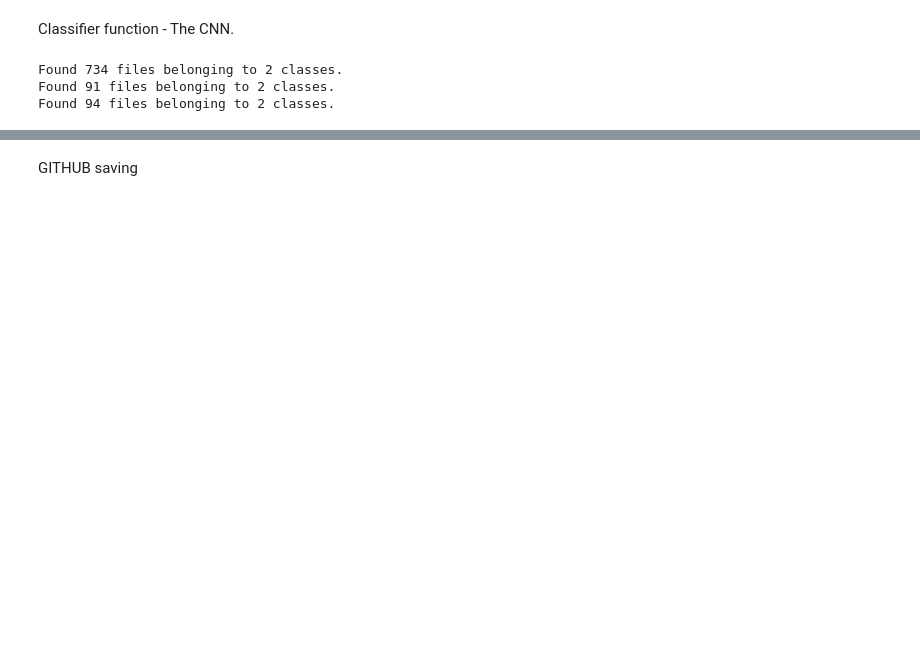
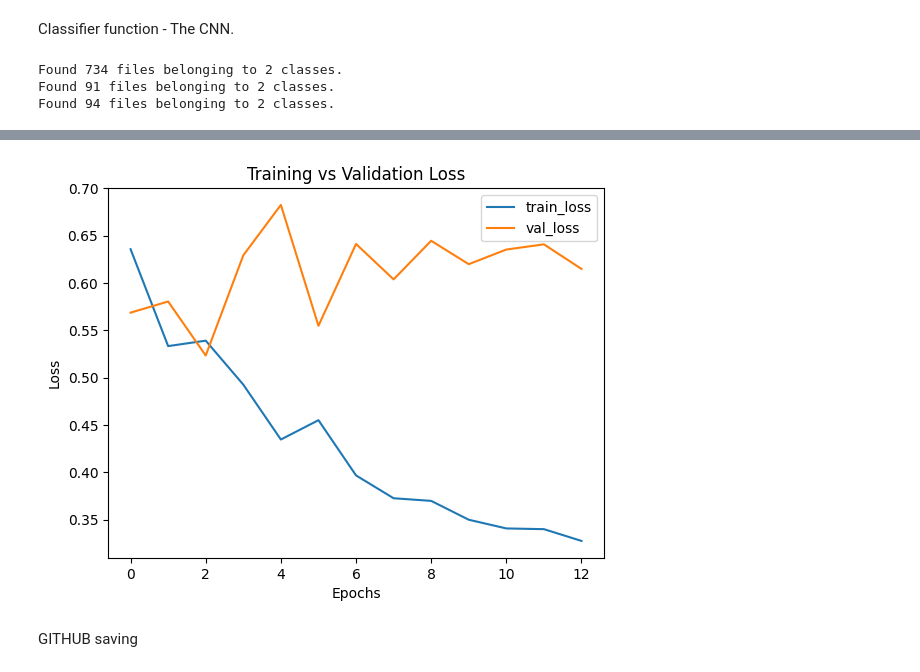
Before and after one commit to JMHunter04/Coral-Bleaching-Detection, a Jupyter notebook: mainscripts/classifier.ipynb, the cells around one changed output, grey strips where cells are left out. Cells and saved outputs as stored; diff of their text form; code cells hidden in the pictures; blank space fills up the shorter version.

```diff
--- a/mainscripts/classifier.ipynb
+++ b/mainscripts/classifier.ipynb
@@ -68,8 +64,26 @@ model = tf.keras.Sequential([
+# %%
+reduce_lr = tf.keras.callbacks.ReduceLROnPlateau(
+    monitor='val_accuracy', #monitors validity accuracy
+    factor=0.5,    #halve learning rate
+    patience=4,    #wait 4 epochs of no improvement
+    min_lr=1e-7,  #don’t go below this
+    min_delta=0.01 #ignore small changes
+)
+
+earlystop = tf.keras.callbacks.EarlyStopping(
+    monitor='val_loss', #monitors validation loss
+    patience=10, #waits 10 epochs of no improvement
+    restore_best_weights=True, #goes back to best loss
+    min_delta=0.001 #threshold
+)
+
+callbacks = [reduce_lr, earlystop] #combines callbacks
 # %%
+# training
 # compiles model using training and validation datasets
-model.compile(optimizer='adam', #compiles model
-       loss=tf.keras.losses.SparseCategoricalCrossentropy(from_logits=False),
+model.compile(optimizer=tf.keras.optimizers.Adam(learning_rate=5e-4), #compiles model, starting learning rate at 5e-4
+       loss=tf.keras.losses.BinaryCrossentropy(label_smoothing=0.1), #binary loss function, label smoothing stops model being overconfident
        metrics=['accuracy'])
-
-history = model.fit(train_dataset, validation_data=val_dataset, epochs=10)
+# trains model - 15 epochs
+history = model.fit(train_dataset, validation_data=val_dataset, epochs=15, callbacks=[callbacks])
 # %% [output]
@@ -96,2 +107,12 @@ Epoch 10/10
+# %%
+plt.plot(history.history['loss'], label='train_loss')
+plt.plot(history.history['val_loss'], label='val_loss')
+plt.xlabel('Epochs')
+plt.ylabel('Loss')
+plt.legend()
+plt.title("Training vs Validation Loss")
+plt.show()
+# %% [output]
+[figure, added]
 # %% [markdown]
 GITHUB saving
```
Also changed, not shown: parts of 11 cells of this notebook.
